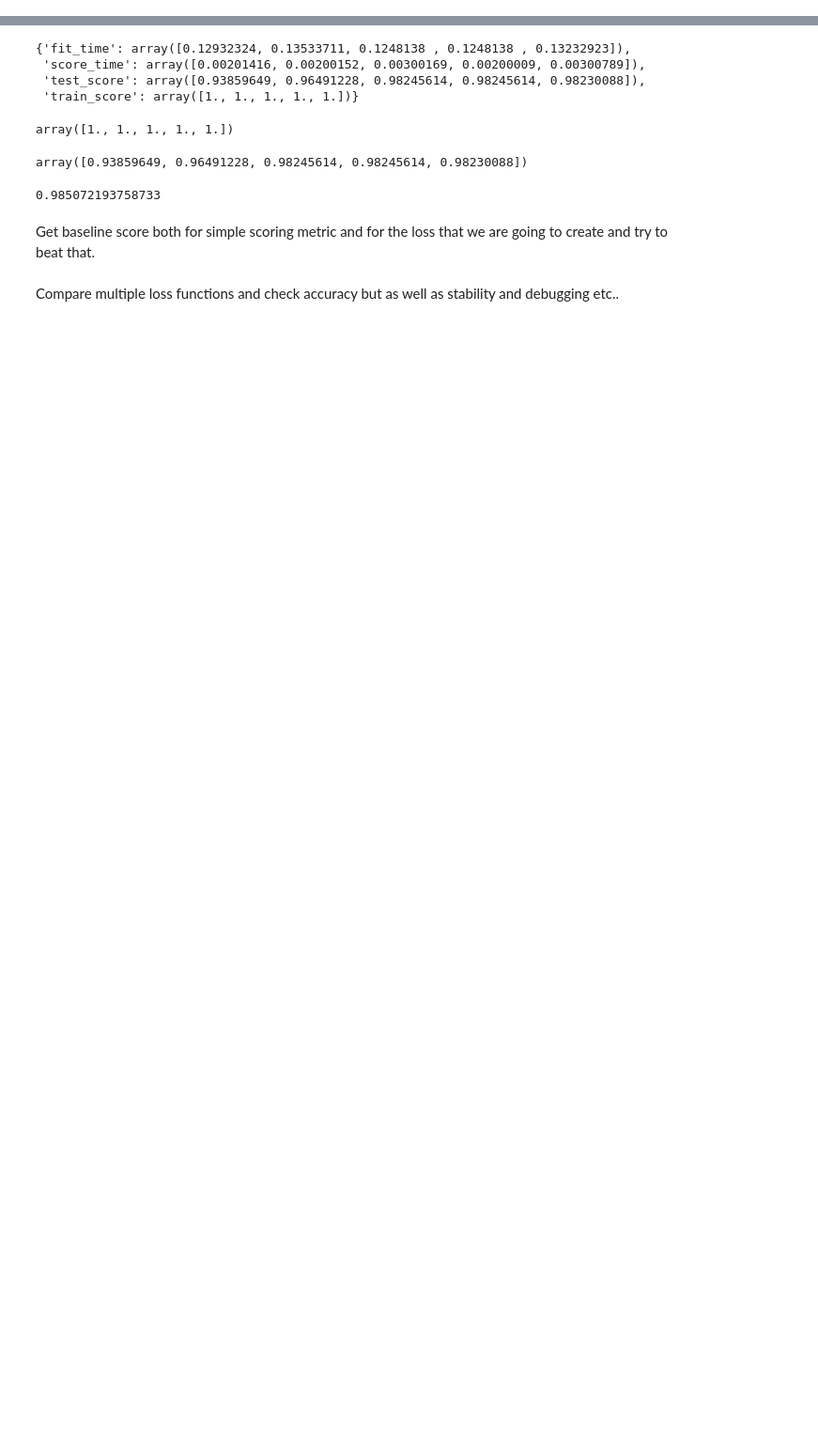
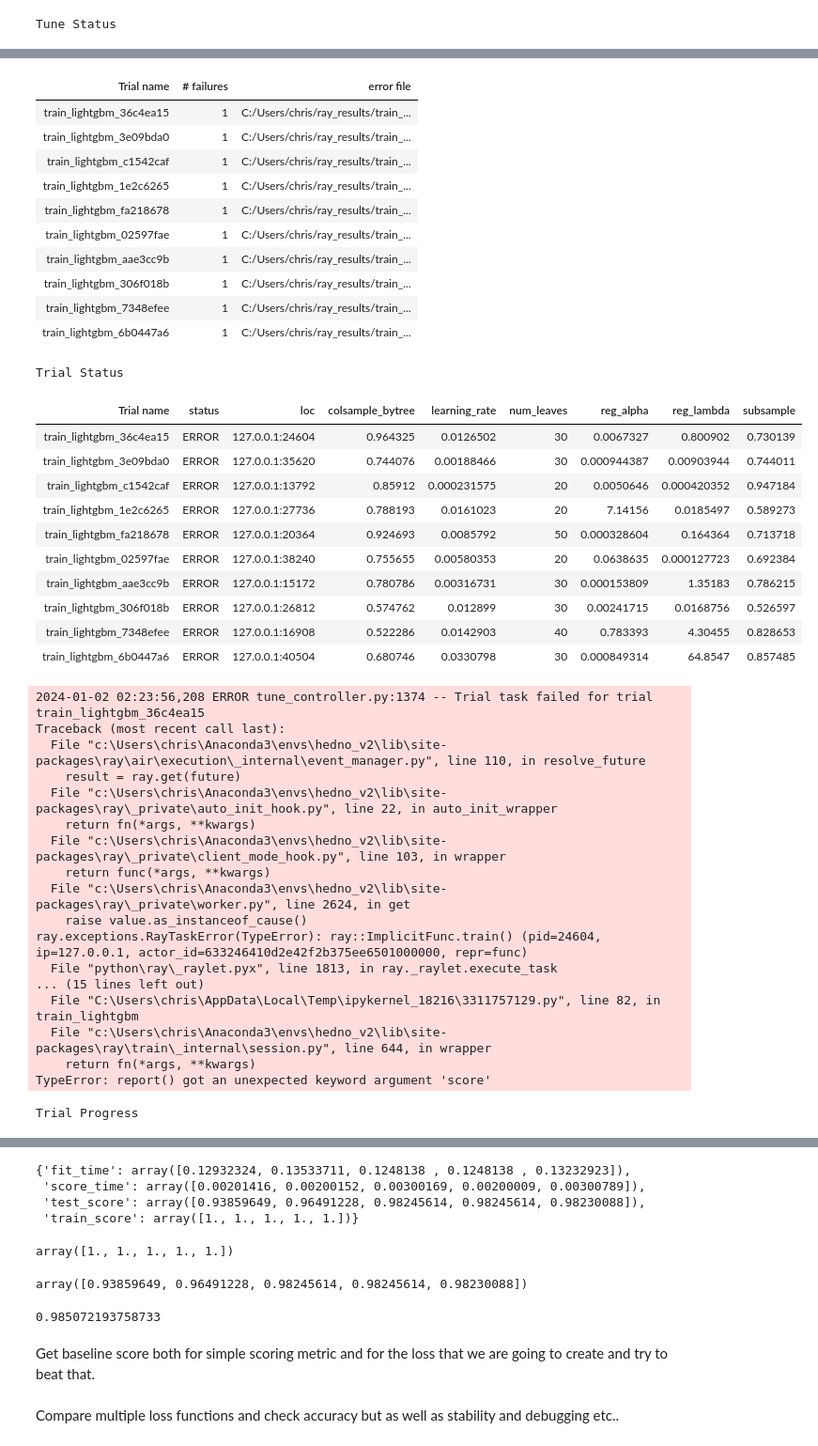
Before and after one commit to aiva00/Medium-HyperparamTuning, a Jupyter notebook: hyperparam_tuning.ipynb, the cells around one changed output, grey strips where cells are left out. Shown: that part at 94% size. Cells and saved outputs as stored; diff of their text form; code cells hidden in the pictures; blank space fills up the shorter version.

```diff
--- a/hyperparam_tuning.ipynb
+++ b/hyperparam_tuning.ipynb
@@ -72,0 +181,4 @@ print("Best Hyperparameters:", best_config)
+# %%
+df_metric = tune_exp()
+df_metric
+# %% [output]
@@ -72,0 +187 @@ print("Best Hyperparameters:", best_config)
+Tune Status
@@ -72,0 +198,41 @@ print("Best Hyperparameters:", best_config)
+| Trial name | # failures | error file |
+| train_lightgbm_36c4ea15 | 1 | C:/Users/chris/ray_results/train_... |
+| train_lightgbm_3e09bda0 | 1 | C:/Users/chris/ray_results/train_... |
+| train_lightgbm_c1542caf | 1 | C:/Users/chris/ray_results/train_... |
+| train_lightgbm_1e2c6265 | 1 | C:/Users/chris/ray_results/train_... |
+| train_lightgbm_fa218678 | 1 | C:/Users/chris/ray_results/train_... |
+| train_lightgbm_02597fae | 1 | C:/Users/chris/ray_results/train_... |
+| train_lightgbm_aae3cc9b | 1 | C:/Users/chris/ray_results/train_... |
+| train_lightgbm_306f018b | 1 | C:/Users/chris/ray_results/train_... |
+| train_lightgbm_7348efee | 1 | C:/Users/chris/ray_results/train_... |
+| train_lightgbm_6b0447a6 | 1 | C:/Users/chris/ray_results/train_... |
+Trial Status
+| Trial name | status | loc | colsample_bytree | learning_rate | num_leaves | reg_alpha | reg_lambda | subsample |
+| train_lightgbm_36c4ea15 | ERROR | 127.0.0.1:24604 | 0.964325 | 0.0126502 | 30 | 0.0067327 | 0.800902 | 0.730139 |
+| train_lightgbm_3e09bda0 | ERROR | 127.0.0.1:35620 | 0.744076 | 0.00188466 | 30 | 0.000944387 | 0.00903944 | 0.744011 |
+| train_lightgbm_c1542caf | ERROR | 127.0.0.1:13792 | 0.85912 | 0.000231575 | 20 | 0.0050646 | 0.000420352 | 0.947184 |
+| train_lightgbm_1e2c6265 | ERROR | 127.0.0.1:27736 | 0.788193 | 0.0161023 | 20 | 7.14156 | 0.0185497 | 0.589273 |
+| train_lightgbm_fa218678 | ERROR | 127.0.0.1:20364 | 0.924693 | 0.0085792 | 50 | 0.000328604 | 0.164364 | 0.713718 |
+| train_lightgbm_02597fae | ERROR | 127.0.0.1:38240 | 0.755655 | 0.00580353 | 20 | 0.0638635 | 0.000127723 | 0.692384 |
+| train_lightgbm_aae3cc9b | ERROR | 127.0.0.1:15172 | 0.780786 | 0.00316731 | 30 | 0.000153809 | 1.35183 | 0.786215 |
+| train_lightgbm_306f018b | ERROR | 127.0.0.1:26812 | 0.574762 | 0.012899 | 30 | 0.00241715 | 0.0168756 | 0.526597 |
+| train_lightgbm_7348efee | ERROR | 127.0.0.1:16908 | 0.522286 | 0.0142903 | 40 | 0.783393 | 4.30455 | 0.828653 |
+| train_lightgbm_6b0447a6 | ERROR | 127.0.0.1:40504 | 0.680746 | 0.0330798 | 30 | 0.000849314 | 64.8547 | 0.857485 |
+2024-01-02 02:23:56,208 ERROR tune_controller.py:1374 -- Trial task failed for trial train_lightgbm_36c4ea15
+Traceback (most recent call last):
+  File "c:\Users\chris\Anaconda3\envs\hedno_v2\lib\site-packages\ray\air\execution\_internal\event_manager.py", line 110, in resolve_future
+    result = ray.get(future)
+  File "c:\Users\chris\Anaconda3\envs\hedno_v2\lib\site-packages\ray\_private\auto_init_hook.py", line 22, in auto_init_wrapper
+    return fn(*args, **kwargs)
+  File "c:\Users\chris\Anaconda3\envs\hedno_v2\lib\site-packages\ray\_private\client_mode_hook.py", line 103, in wrapper
+    return func(*args, **kwargs)
+  File "c:\Users\chris\Anaconda3\envs\hedno_v2\lib\site-packages\ray\_private\worker.py", line 2624, in get
+    raise value.as_instanceof_cause()
+ray.exceptions.RayTaskError(TypeError): ray::ImplicitFunc.train() (pid=24604, ip=127.0.0.1, actor_id=633246410d2e42f2b375ee6501000000, repr=func)
+  File "python\ray\_raylet.pyx", line 1813, in ray._raylet.execute_task
+... (15 lines left out)
+  File "C:\Users\chris\AppData\Local\Temp\ipykernel_18216\3311757129.py", line 82, in train_lightgbm
+  File "c:\Users\chris\Anaconda3\envs\hedno_v2\lib\site-packages\ray\train\_internal\session.py", line 644, in wrapper
+    return fn(*args, **kwargs)
+TypeError: report() got an unexpected keyword argument 'score'
+Trial Progress
```
Also changed, not shown: parts of 12 cells of this notebook.
